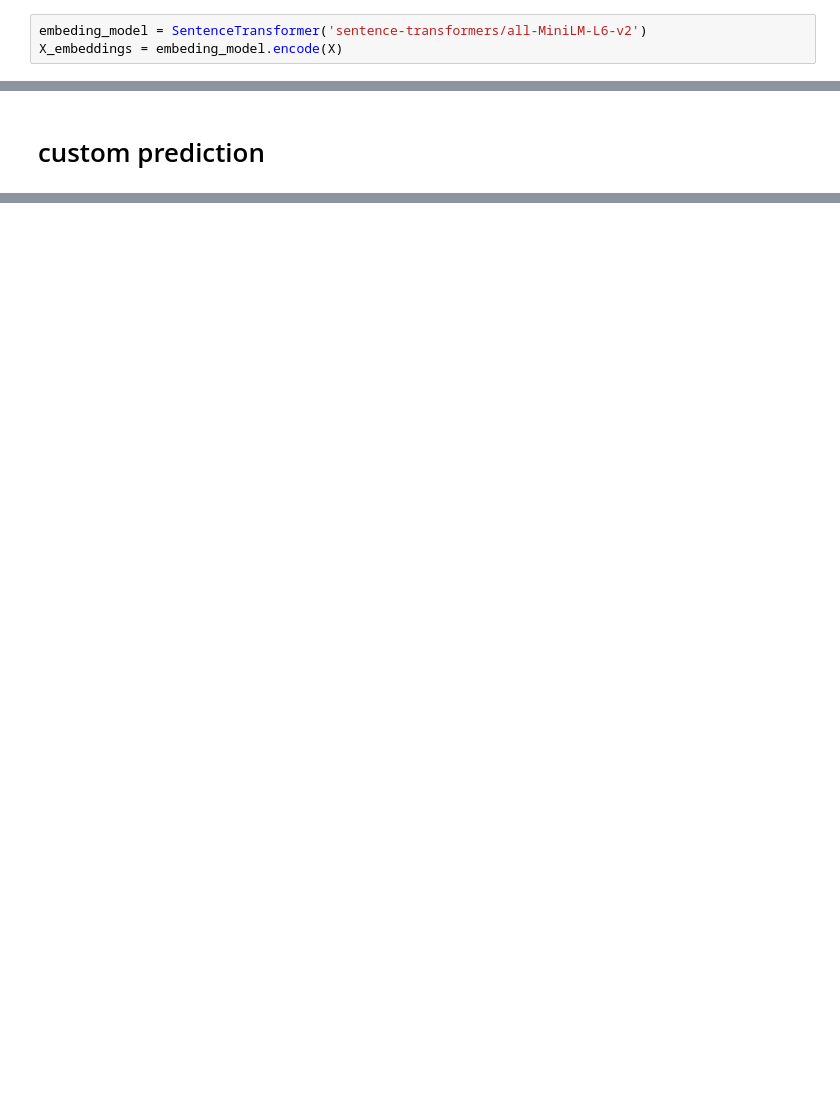
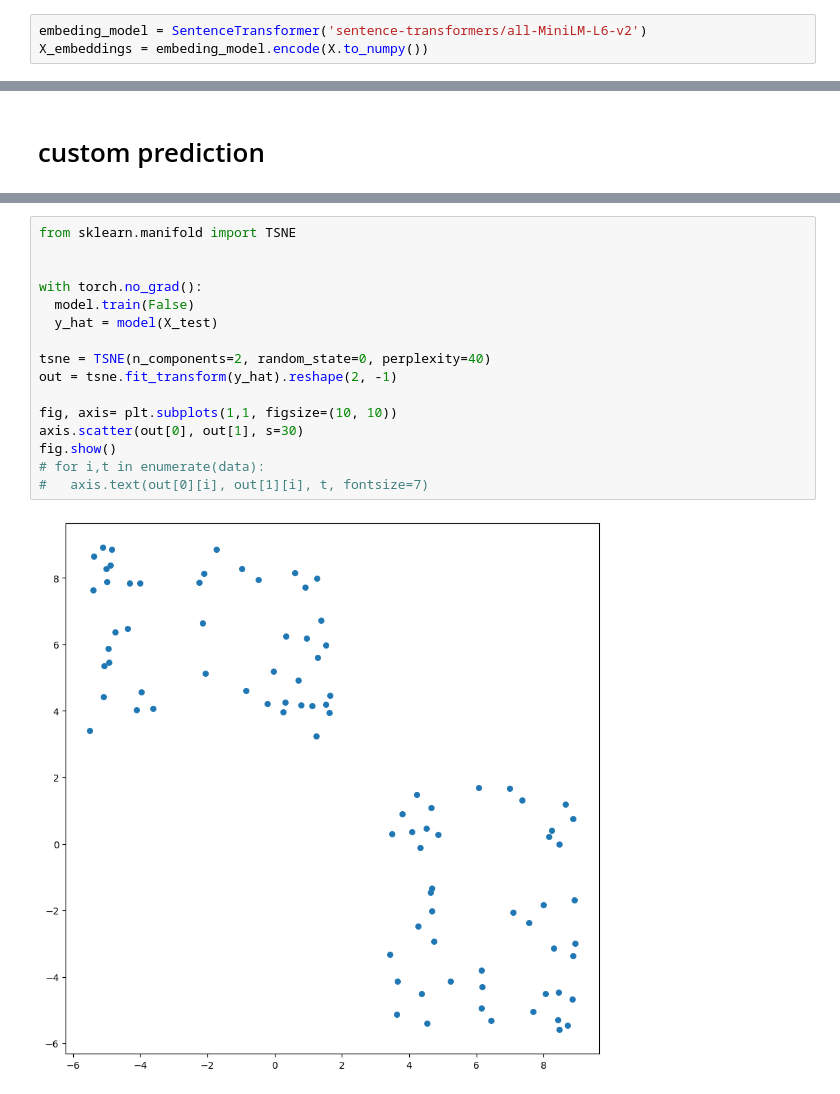
Before and after one commit to UL-FRI-NLP-2023-2024/ul-fri-nlp-course-project-big_data, a Jupyter notebook: lassification_model/main.ipynb, the cells around one changed output, grey strips where cells are left out. Saved outputs shown, nothing was run; the diff lists cells and outputs as text; blank space fills up the shorter version.

```diff
--- a/lassification_model/main.ipynb
+++ b/lassification_model/main.ipynb
@@ -101,4 +84,4 @@ print(index, test, from_onehot(a))
 # Generate sentence embeddings
 # %%
 embeding_model = SentenceTransformer('sentence-transformers/all-MiniLM-L6-v2')
-X_embeddings = embeding_model.encode(X)
+X_embeddings = embeding_model.encode(X.to_numpy())
@@ -208,0 +208,18 @@ print(from_onehot(out))
+# %%
+from sklearn.manifold import TSNE
+
+
+with torch.no_grad():
+  model.train(False)
+  y_hat = model(X_test)
+
+tsne = TSNE(n_components=2, random_state=0, perplexity=40)
+out = tsne.fit_transform(y_hat).reshape(2, -1)
+
+fig, axis= plt.subplots(1,1, figsize=(10, 10))
+axis.scatter(out[0], out[1], s=30)
+fig.show()
+# for i,t in enumerate(data):
+#   axis.text(out[0][i], out[1][i], t, fontsize=7)
+# %% [output]
+[figure, added]
```
Also changed, not shown: parts of 13 cells of this notebook, 1 other file.
